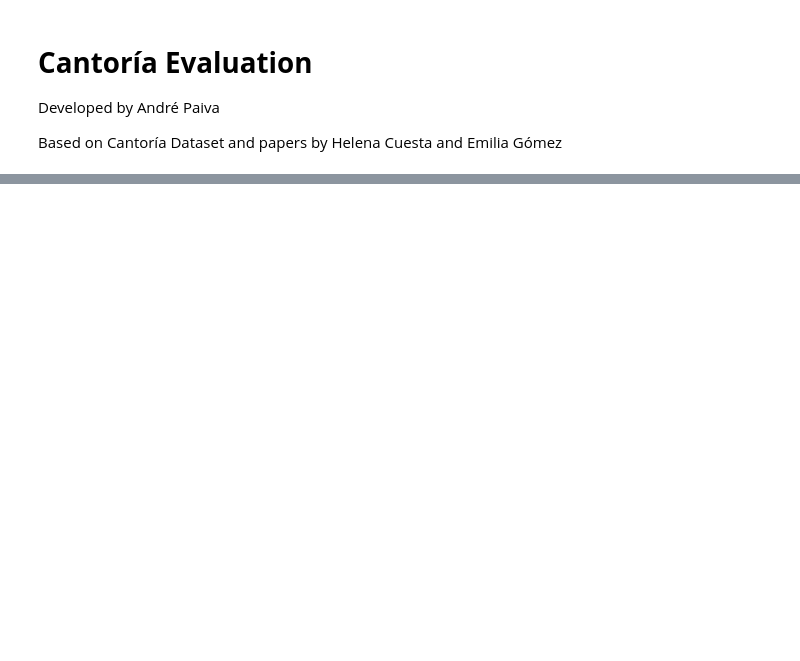
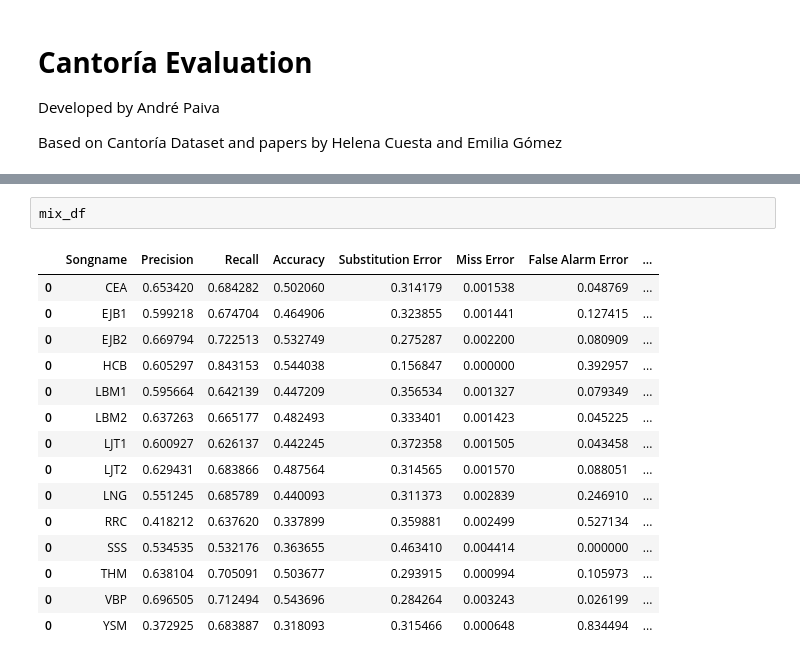
Before and after one commit to Xornotor/VocalAssignment-SSCS, a Jupyter notebook: Cantoria_Eval.ipynb, the cells around one changed output, grey strips where cells are left out. Cells and saved outputs as stored; diff of their text form; blank space fills up the shorter version.

```diff
--- a/Cantoria_Eval.ipynb
+++ b/Cantoria_Eval.ipynb
@@ -111,0 +31,18 @@ df_metrics
+# %%
+mix_df
+# %% [output]
+|  | Songname | Precision | Recall | Accuracy | Substitution Error | Miss Error | False Alarm Error | ... |
+| 0 | CEA | 0.653420 | 0.684282 | 0.502060 | 0.314179 | 0.001538 | 0.048769 | ... |
+| 0 | EJB1 | 0.599218 | 0.674704 | 0.464906 | 0.323855 | 0.001441 | 0.127415 | ... |
+| 0 | EJB2 | 0.669794 | 0.722513 | 0.532749 | 0.275287 | 0.002200 | 0.080909 | ... |
+| 0 | HCB | 0.605297 | 0.843153 | 0.544038 | 0.156847 | 0.000000 | 0.392957 | ... |
+| 0 | LBM1 | 0.595664 | 0.642139 | 0.447209 | 0.356534 | 0.001327 | 0.079349 | ... |
+| 0 | LBM2 | 0.637263 | 0.665177 | 0.482493 | 0.333401 | 0.001423 | 0.045225 | ... |
+| 0 | LJT1 | 0.600927 | 0.626137 | 0.442245 | 0.372358 | 0.001505 | 0.043458 | ... |
+| 0 | LJT2 | 0.629431 | 0.683866 | 0.487564 | 0.314565 | 0.001570 | 0.088051 | ... |
+| 0 | LNG | 0.551245 | 0.685789 | 0.440093 | 0.311373 | 0.002839 | 0.246910 | ... |
+| 0 | RRC | 0.418212 | 0.637620 | 0.337899 | 0.359881 | 0.002499 | 0.527134 | ... |
+| 0 | SSS | 0.534535 | 0.532176 | 0.363655 | 0.463410 | 0.004414 | 0.000000 | ... |
+| 0 | THM | 0.638104 | 0.705091 | 0.503677 | 0.293915 | 0.000994 | 0.105973 | ... |
+| 0 | VBP | 0.696505 | 0.712494 | 0.543696 | 0.284264 | 0.003243 | 0.026199 | ... |
+| 0 | YSM | 0.372925 | 0.683887 | 0.318093 | 0.315466 | 0.000648 | 0.834494 | ... |
```
Also changed, not shown: parts of 10 cells of this notebook, 2 other files.
